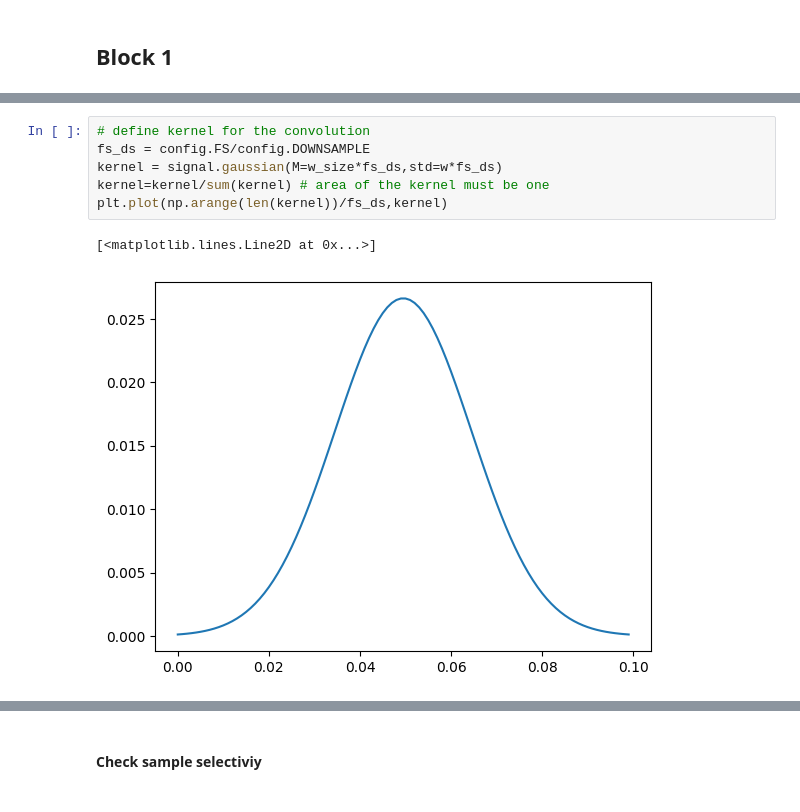
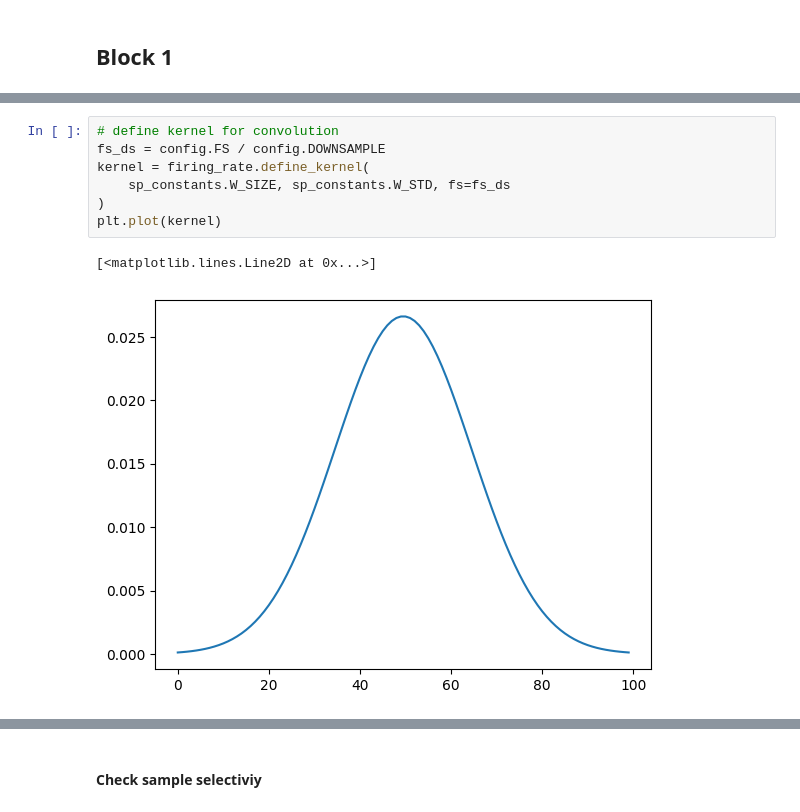
Before and after one commit to Ibos-lab/EphysVibe, a Jupyter notebook: examples/plot_sp_block1.ipynb, the cells around one changed output, grey strips where cells are left out. Drawn from its saved outputs; the diff is of its cells as text.

```diff
--- a/examples/plot_sp_block1.ipynb
+++ b/examples/plot_sp_block1.ipynb
@@ -212,9 +38,10 @@ w_size = 0.1 # seconds = 100ms
 # %%
-# define kernel for the convolution
-fs_ds = config.FS/config.DOWNSAMPLE
-kernel = signal.gaussian(M=w_size*fs_ds,std=w*fs_ds)
-kernel=kernel/sum(kernel) # area of the kernel must be one
-plt.plot(np.arange(len(kernel))/fs_ds,kernel)
+# define kernel for convolution
+fs_ds = config.FS / config.DOWNSAMPLE
+kernel = firing_rate.define_kernel(
+    sp_constants.W_SIZE, sp_constants.W_STD, fs=fs_ds
+)
+plt.plot(kernel)
 # %% [output]
 [<matplotlib.lines.Line2D at 0x...>]
-[figure, old version]
+[figure, new version]
```
Also changed, not shown: parts of 39 cells of this notebook, 24 other files.
